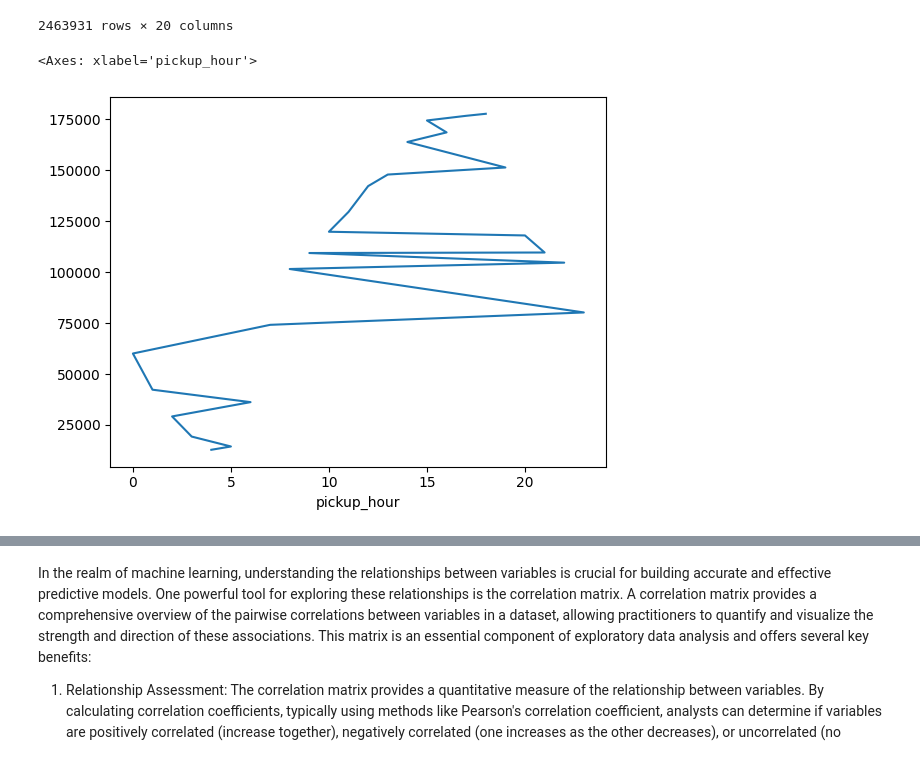
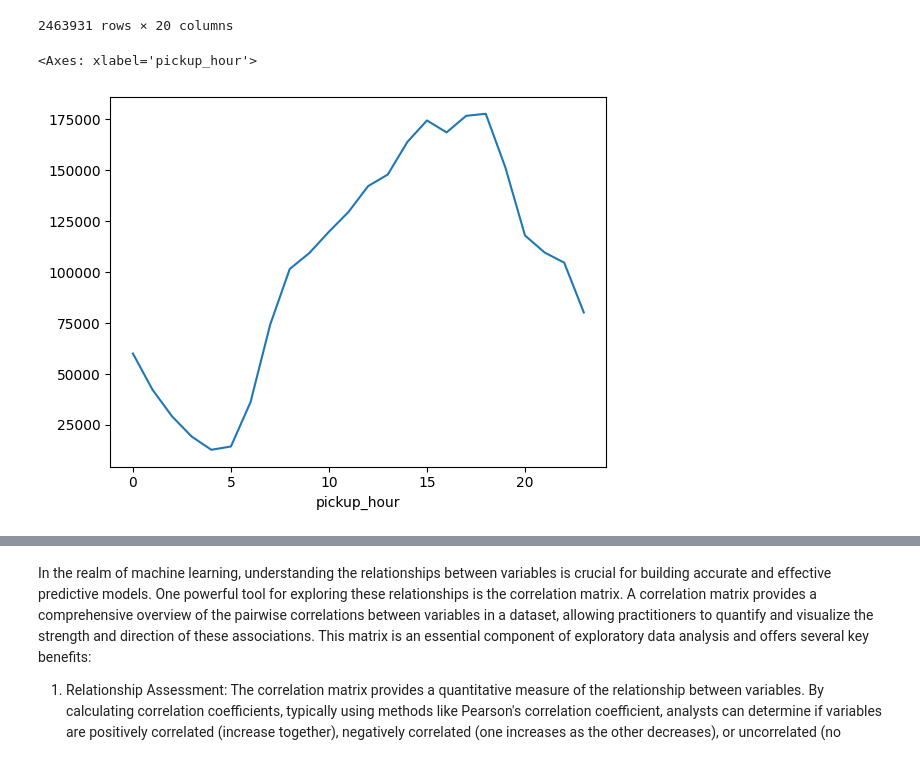
Before and after one commit to azulez/BootCamp2025, a Jupyter notebook: Student_MLE_MiniProject_EDA.ipynb, the cells around one changed output, grey strips where cells are left out. Saved outputs shown, nothing was run; the diff lists cells and outputs as text; code cells hidden in the pictures.

```diff
--- a/Student_MLE_MiniProject_EDA.ipynb
+++ b/Student_MLE_MiniProject_EDA.ipynb
@@ -169,9 +169,9 @@ df['dayofweek'] = df['tpep_pickup_datetime'].dt.dayofweek
 df['pickup_hour'] = df['tpep_pickup_datetime'].dt.hour
 # %%
 # Create a lineplot displaying the number of trips by pickup hour
-df['pickup_hour'].value_counts().plot.line()
+df['pickup_hour'].value_counts().sort_index().plot.line()
 # %% [output]
 <Axes: xlabel='pickup_hour'>
-[figure, old version]
+[figure, new version]
 # %%
 # Create a lineplot displaying the number of trips by pickup day
```
Also changed, not shown: parts of 2 cells of this notebook.
